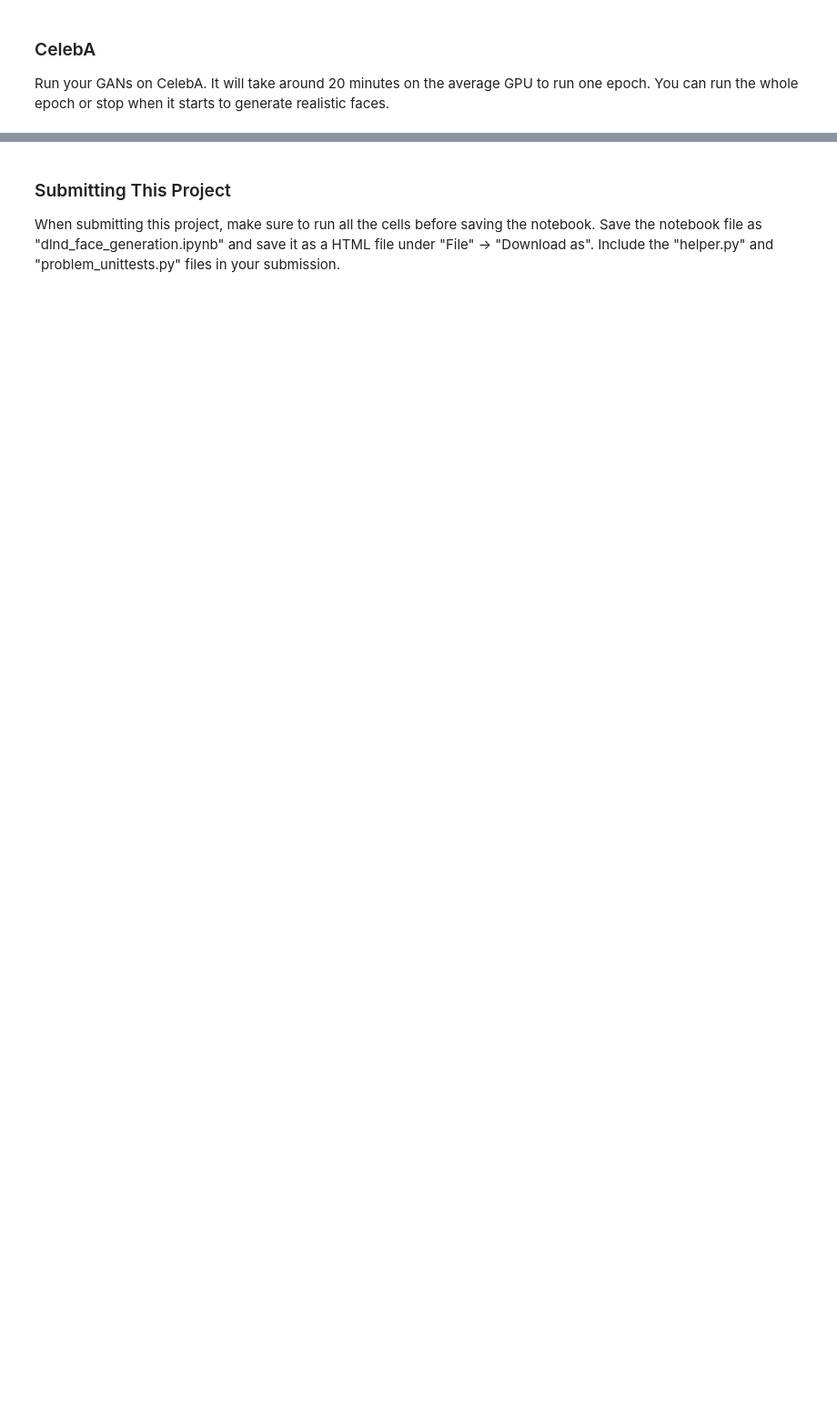
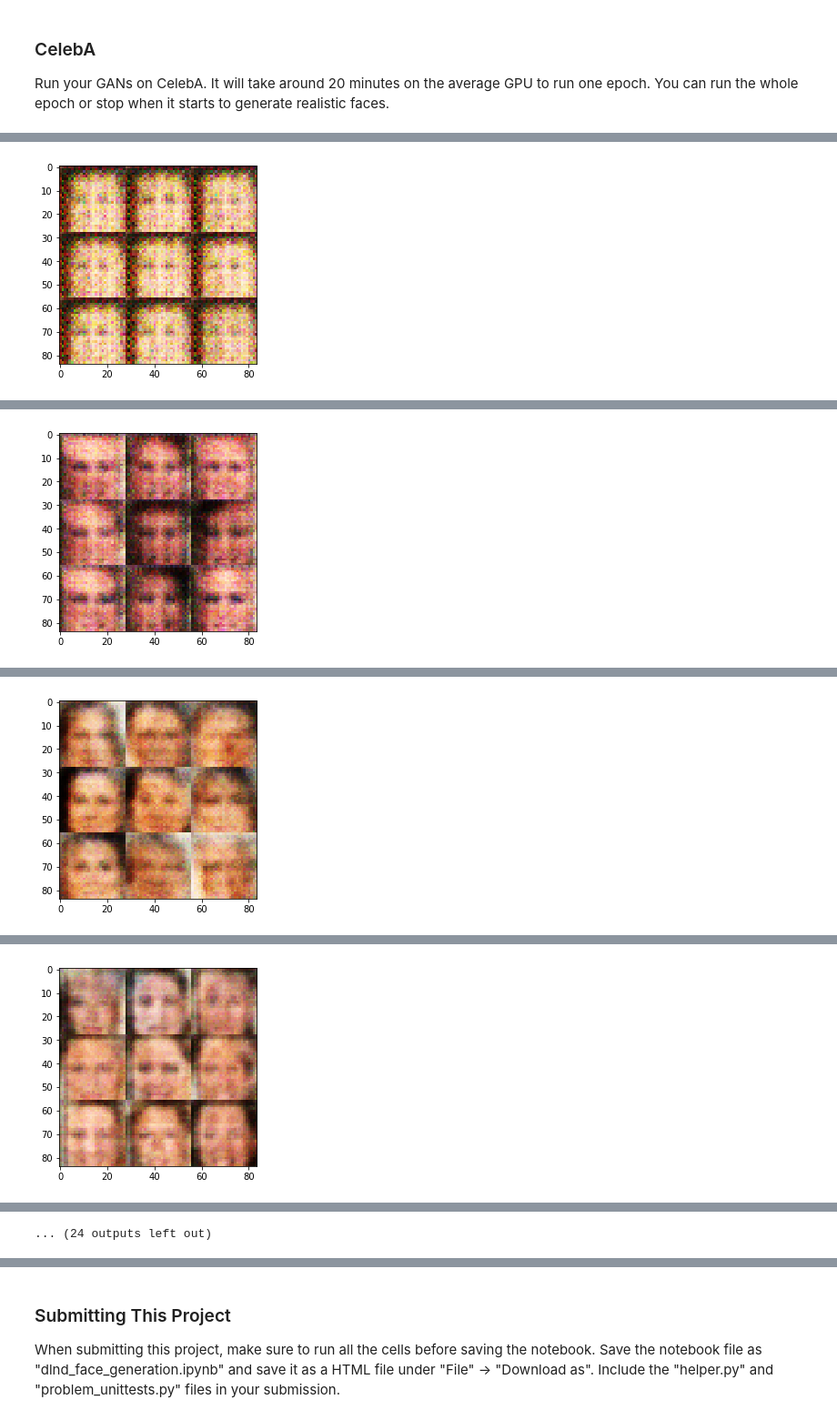
Before and after one commit to qpham01/udacity, a Jupyter notebook: dlfnd/deep-learning-local/face_generation/dlnd_face_generation.ipynb, the cells around one changed output, grey strips where cells are left out. Shown at 91% size. Saved outputs shown, nothing was run; the diff lists cells and outputs as text; code cells hidden in the pictures; blank space fills up the shorter version.

```diff
--- a/dlfnd/deep-learning-local/face_generation/dlnd_face_generation.ipynb
+++ b/dlfnd/deep-learning-local/face_generation/dlnd_face_generation.ipynb
@@ -498,10 +509,10 @@ Epoch 2/2... Discriminator Loss: 0.0115... Generator Loss: 6.7499
 ### CelebA
 Run your GANs on CelebA.  It will take around 20 minutes on the average GPU to run one epoch.  You can run the whole epoch or stop when it starts to generate realistic faces.
 # %%
-batch_size = None
-z_dim = None
-learning_rate = None
-beta1 = None
+batch_size = 32
+z_dim = 100
+learning_rate = 0.00002
+beta1 = 0.5
 
 
 """
@@ -512,4 +523,5 @@ epochs = 1
 celeba_dataset = helper.Dataset('celeba', glob(os.path.join(data_dir, 'img_align_celeba/*.jpg')))
 with tf.Graph().as_default():
     train(epochs, batch_size, z_dim, learning_rate, beta1, celeba_dataset.get_batches,
-          celeba_dataset.shape, celeba_dataset.image_mode)
+          celeba_dataset.shape, celeba_dataset.image_mode, step_threshold=5000, gen_loss_threshold=0.5)
+# %% [output]
@@ -515,0 +533 @@ with tf.Graph().as_default():
+[figure, added]
@@ -515,0 +539 @@ with tf.Graph().as_default():
+[figure, added]
@@ -515,0 +545 @@ with tf.Graph().as_default():
+[figure, added]
@@ -515,0 +551 @@ with tf.Graph().as_default():
+[figure, added]
@@ -515,0 +564 @@ with tf.Graph().as_default():
+... (24 outputs left out)
```
Also changed, not shown: parts of 11 cells of this notebook, 1 other file.
